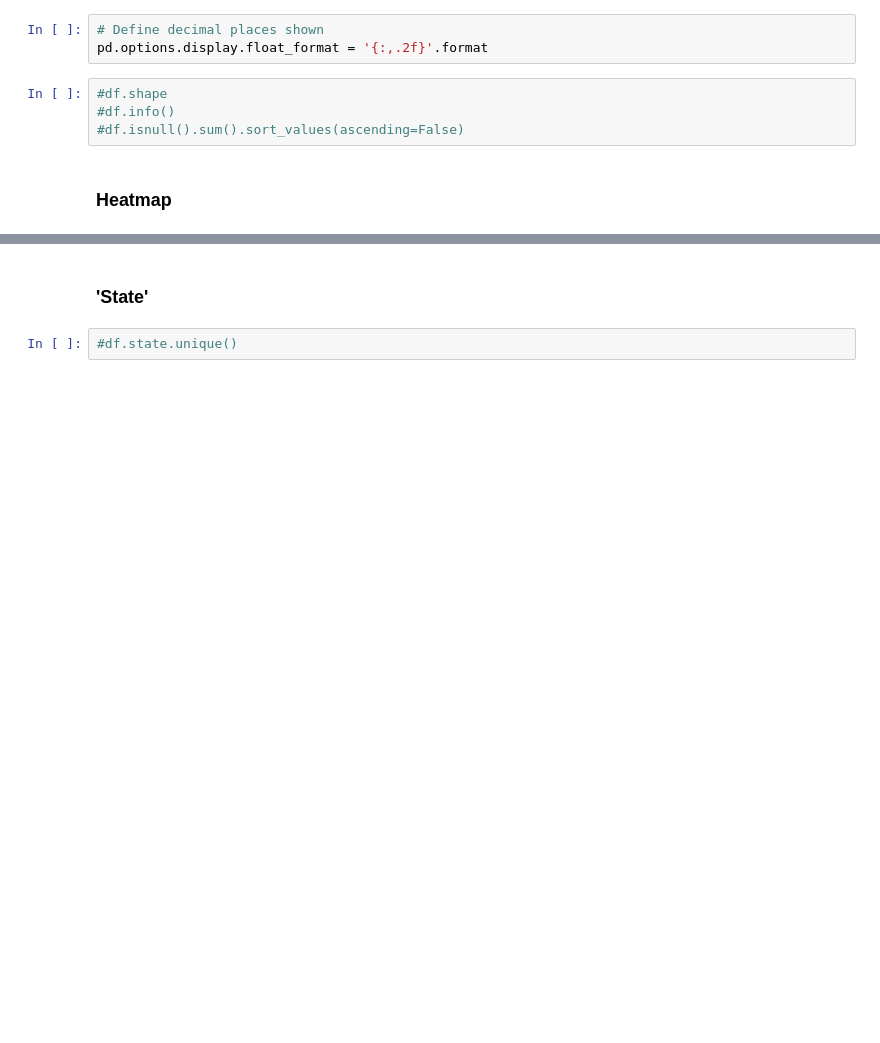
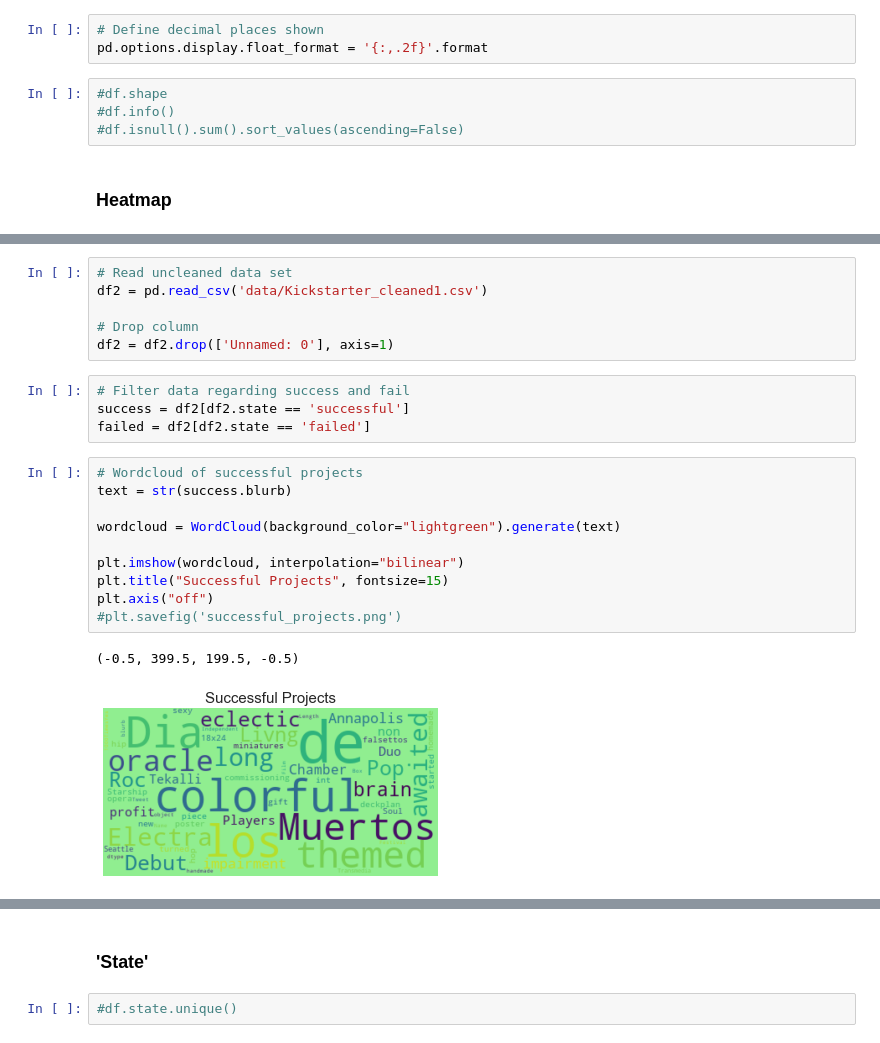
Before and after one commit to FischJunge/2020-ds-Project02-Kickstarter, a Jupyter notebook: 005_final_eda.ipynb, the cells around one changed output, grey strips where cells are left out. Saved outputs shown, nothing was run; the diff lists cells and outputs as text; blank space fills up the shorter version.

```diff
--- a/005_final_eda.ipynb
+++ b/005_final_eda.ipynb
@@ -53,0 +61,23 @@ with sns.axes_style("white"):
+# %%
+# Read uncleaned data set
+df2 = pd.read_csv('data/Kickstarter_cleaned1.csv')
+
+# Drop column
+df2 = df2.drop(['Unnamed: 0'], axis=1)
+# %%
+# Filter data regarding success and fail
+success = df2[df2.state == 'successful']
+failed = df2[df2.state == 'failed']
+# %%
+# Wordcloud of successful projects
+text = str(success.blurb)
+
+wordcloud = WordCloud(background_color="lightgreen").generate(text)
+
+plt.imshow(wordcloud, interpolation="bilinear")
+plt.title("Successful Projects", fontsize=15)
+plt.axis("off")
+#plt.savefig('successful_projects.png')
+# %% [output]
+(-0.5, 399.5, 199.5, -0.5)
+[figure, added]
```
Also changed, not shown: parts of 20 cells of this notebook, 11 other files.
